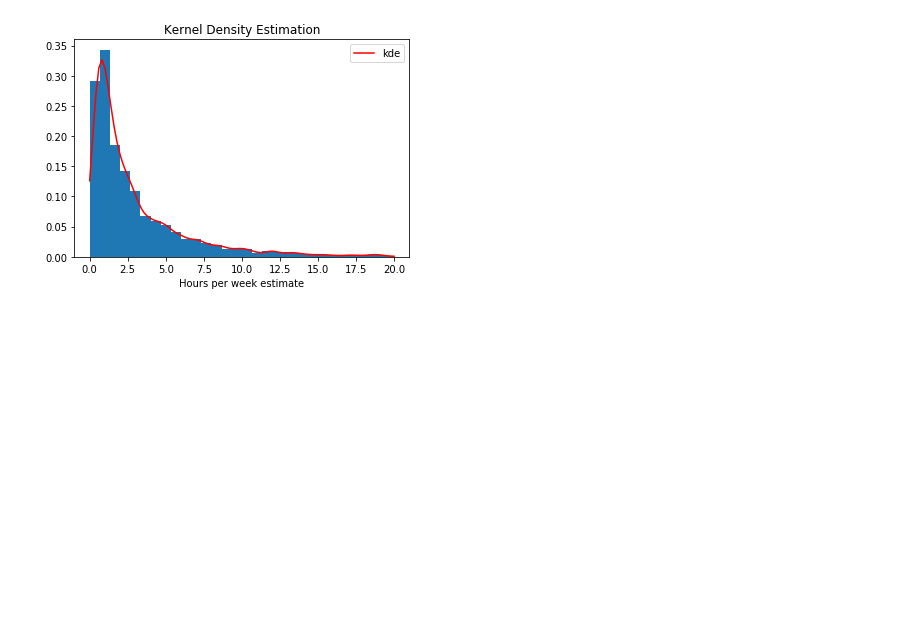
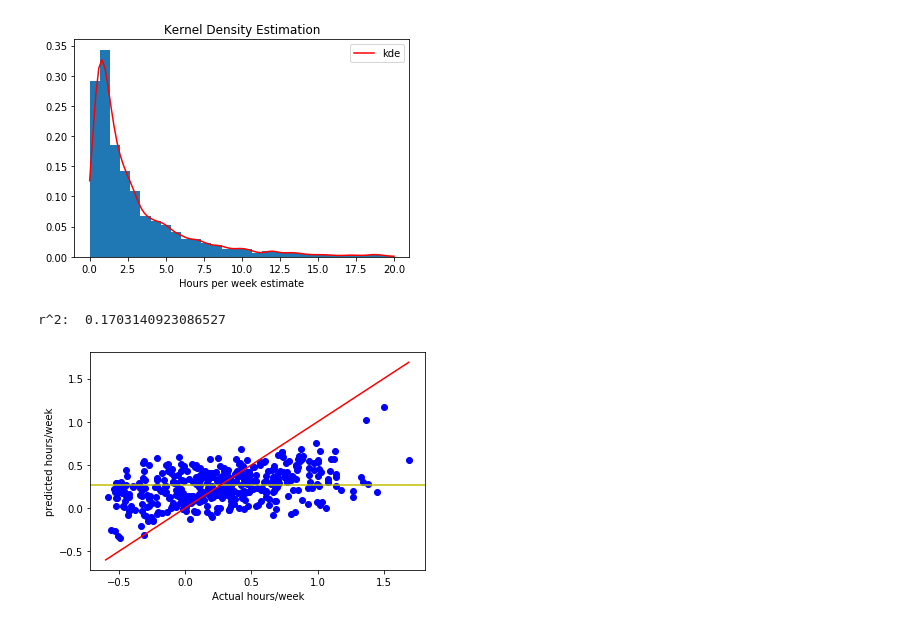
Before and after one commit to vijayoct27/tutor_prediction, a Jupyter notebook: tutor_eda.ipynb, the cells around one changed output. Cells and saved outputs as stored; diff of their text form; code cells hidden in the pictures; blank space fills up the shorter version.

```diff
--- a/tutor_eda.ipynb
+++ b/tutor_eda.ipynb
@@ -184,2 +183,20 @@ y = df_eng['hours_per_week_estimate']
+# %%
+rf = RandomForestRegressor(n_estimators=100, criterion='mse', random_state=0)
+X_train, X_test, y_train, y_test = train_test_split(X_nlp, y_log, test_size=0.2, random_state=0)
+
+rf.fit(X_train, y_train)
+y_predict = rf.predict(X_test)
+
+print('r^2: ', r2_score(y_test, y_predict))
+plt.scatter(np.array(y_test), y_predict, color='b')
+plt.axhline(y=y_log.mean(), color='y', linestyle='-')
+x = np.linspace(y_log.min(), y_log.max(),100)
+plt.plot(x, x, '-r')
+plt.xlabel('Actual hours/week')
+plt.ylabel('predicted hours/week')
+plt.show()
+# %% [output]
+r^2:  0.1703140923086527
+[figure, added]
 # %%
 rf = RandomForestRegressor(n_estimators=50, criterion='mse', min_samples_leaf=10, random_state=0)
```
Also changed, not shown: parts of 10 cells of this notebook, 2 other files.
